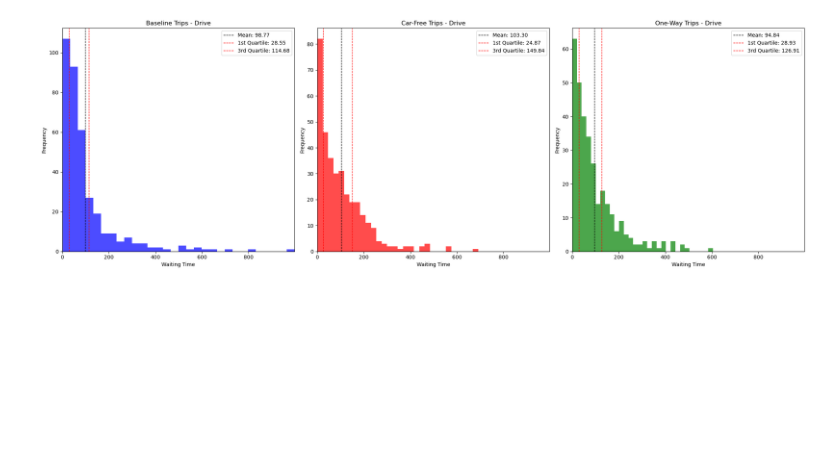
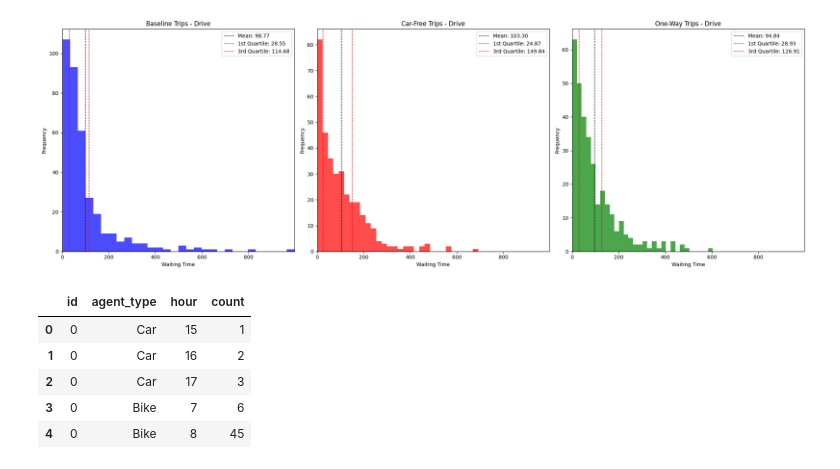
Before and after one commit to dJonaitis/roetersstraat, a Jupyter notebook: abstreet/datavis.ipynb, the cells around one changed output. Cells and saved outputs as stored; diff of their text form; code cells hidden in the pictures; blank space fills up the shorter version.

```diff
--- a/abstreet/datavis.ipynb
+++ b/abstreet/datavis.ipynb
@@ -144,3 +145,19 @@ plt.tight_layout()
 plt.show()
 # %% [output]
 [figure]
+# %%
+car_free_road_throughput = pd.read_csv('scenario-data/' + scenario_names[1] + f'/{scenario_names[1]}_road_throughput.csv')
+baseline_road_throughput = pd.read_csv('scenario-data/' + scenario_names[0] + f'/{scenario_names[0]}_road_throughput.csv')
+one_way_road_throughput = pd.read_csv('scenario-data/' + scenario_names[2] + f'/{scenario_names[2]}_road_throughput.csv')
+
+car_free_intersection_throughput = pd.read_csv('scenario-data/' + scenario_names[1] + f'/{scenario_names[1]}_intersection_throughput.csv')
+baseline_intersection_throughput = pd.read_csv('scenario-data/' + scenario_names[0] + f'/{scenario_names[0]}_intersection_throughput.csv')
+one_way_intersection_throughput = pd.read_csv('scenario-data/' + scenario_names[2] + f'/{scenario_names[2]}_intersection_throughput.csv')
+car_free_intersection_throughput.head()
+# %% [output]
+|  | id | agent_type | hour | count |
+| 0 | 0 | Car | 15 | 1 |
+| 1 | 0 | Car | 16 | 2 |
+| 2 | 0 | Car | 17 | 3 |
+| 3 | 0 | Bike | 7 | 6 |
+| 4 | 0 | Bike | 8 | 45 |
```
Also changed, not shown: parts of 4 cells of this notebook.
